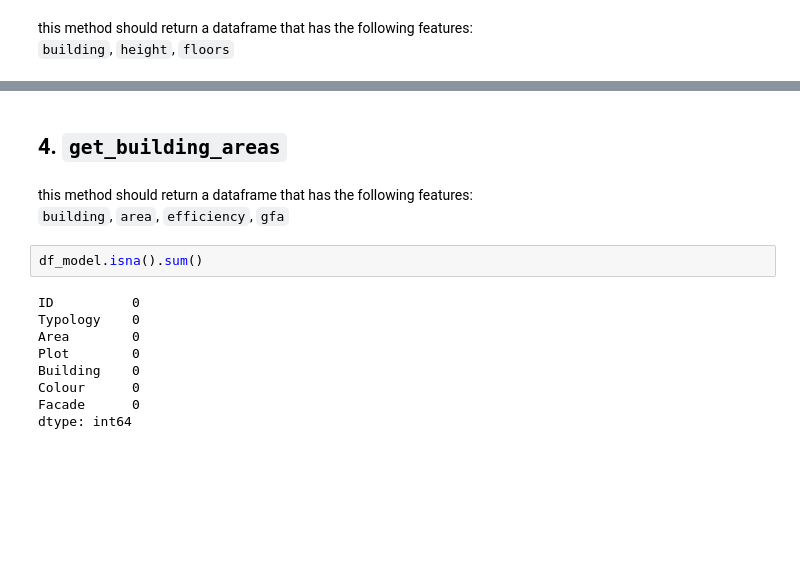
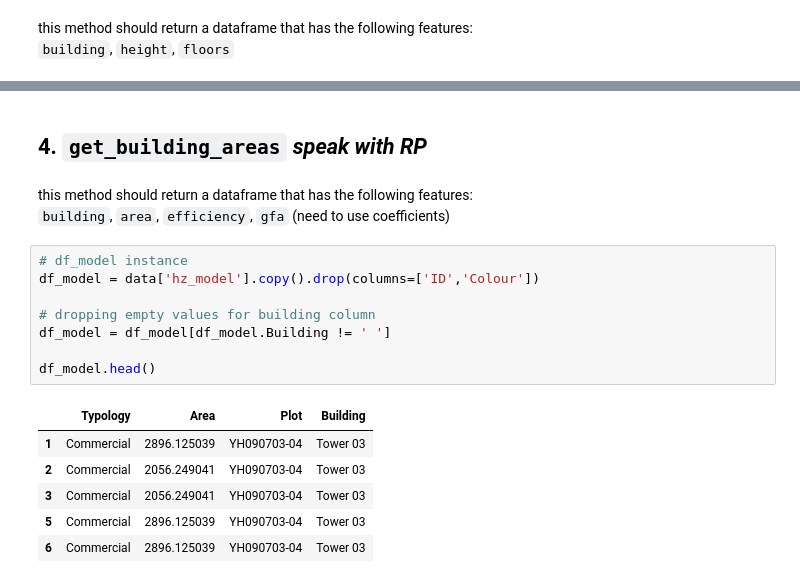
Before and after one commit to hramzan01/project_zero, a Jupyter notebook: nb_typologies.ipynb, the cells around one changed output, grey strips where cells are left out. Drawn from its saved outputs; the diff is of its cells as text; blank space fills up the shorter version.

```diff
--- a/nb_typologies.ipynb
+++ b/nb_typologies.ipynb
@@ -164,16 +206,20 @@ dtype: int64
 # %% [markdown]
-## 4. `get_building_areas`
+## 4. `get_building_areas` *speak with RP*
 # %% [markdown]
 this method should return a dataframe that has the following features: \
-`building`, `area`, `efficiency`, `gfa`
+`building`, `area`, `efficiency`, `gfa` (need to use coefficients)
-# %%
-df_model.isna().sum()
-# %% [output]
-ID          0
-Typology    0
-Area        0
-Plot        0
-Building    0
-Colour      0
-Facade      0
-dtype: int64
+# %%
+# df_model instance
+df_model = data['hz_model'].copy().drop(columns=['ID','Colour'])
+
+# dropping empty values for building column
+df_model = df_model[df_model.Building != ' ']
+
+df_model.head()
+# %% [output]
+|  | Typology | Area | Plot | Building |
+| 1 | Commercial | 2896.125039 | YH090703-04 | Tower 03 |
+| 2 | Commercial | 2056.249041 | YH090703-04 | Tower 03 |
+| 3 | Commercial | 2056.249041 | YH090703-04 | Tower 03 |
+| 5 | Commercial | 2896.125039 | YH090703-04 | Tower 03 |
+| 6 | Commercial | 2896.125039 | YH090703-04 | Tower 03 |
```
Also changed, not shown: parts of 15 cells of this notebook, 1 other file.
